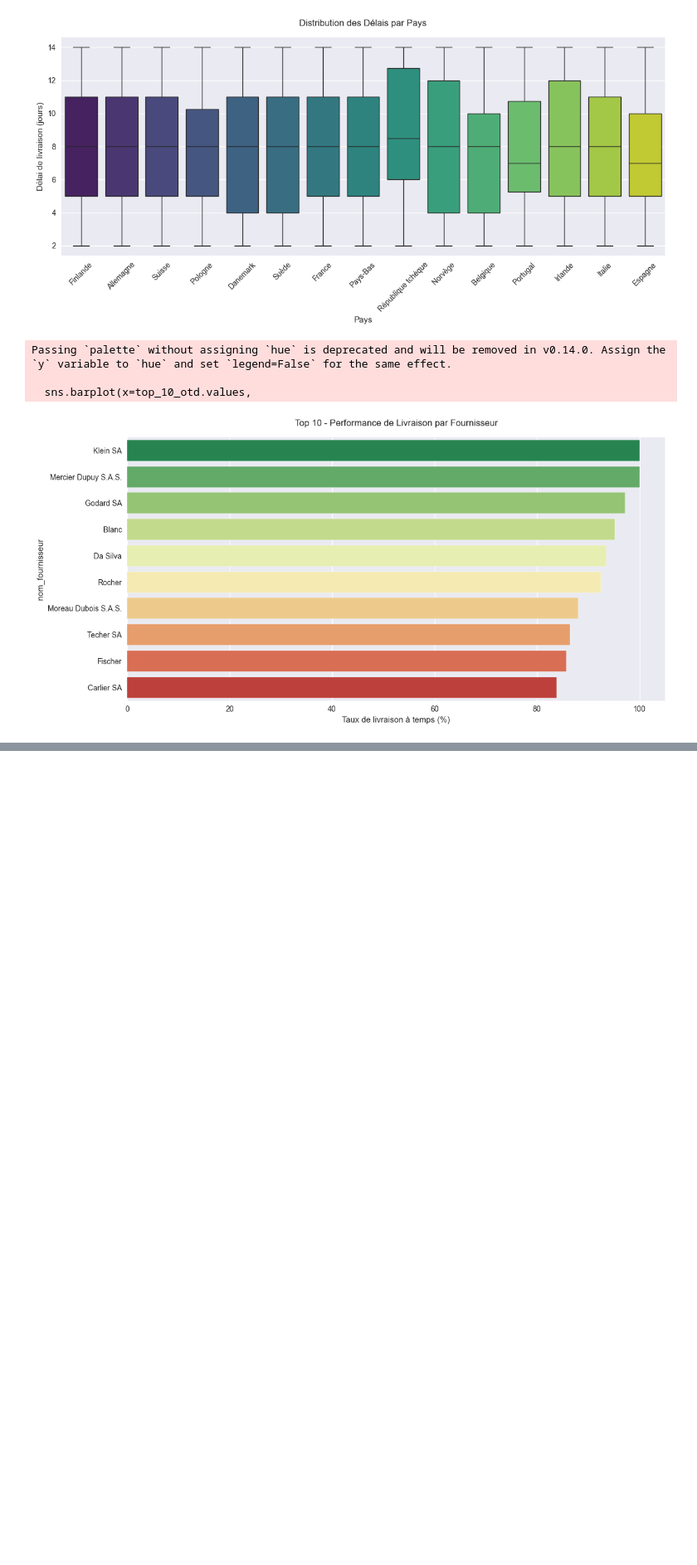
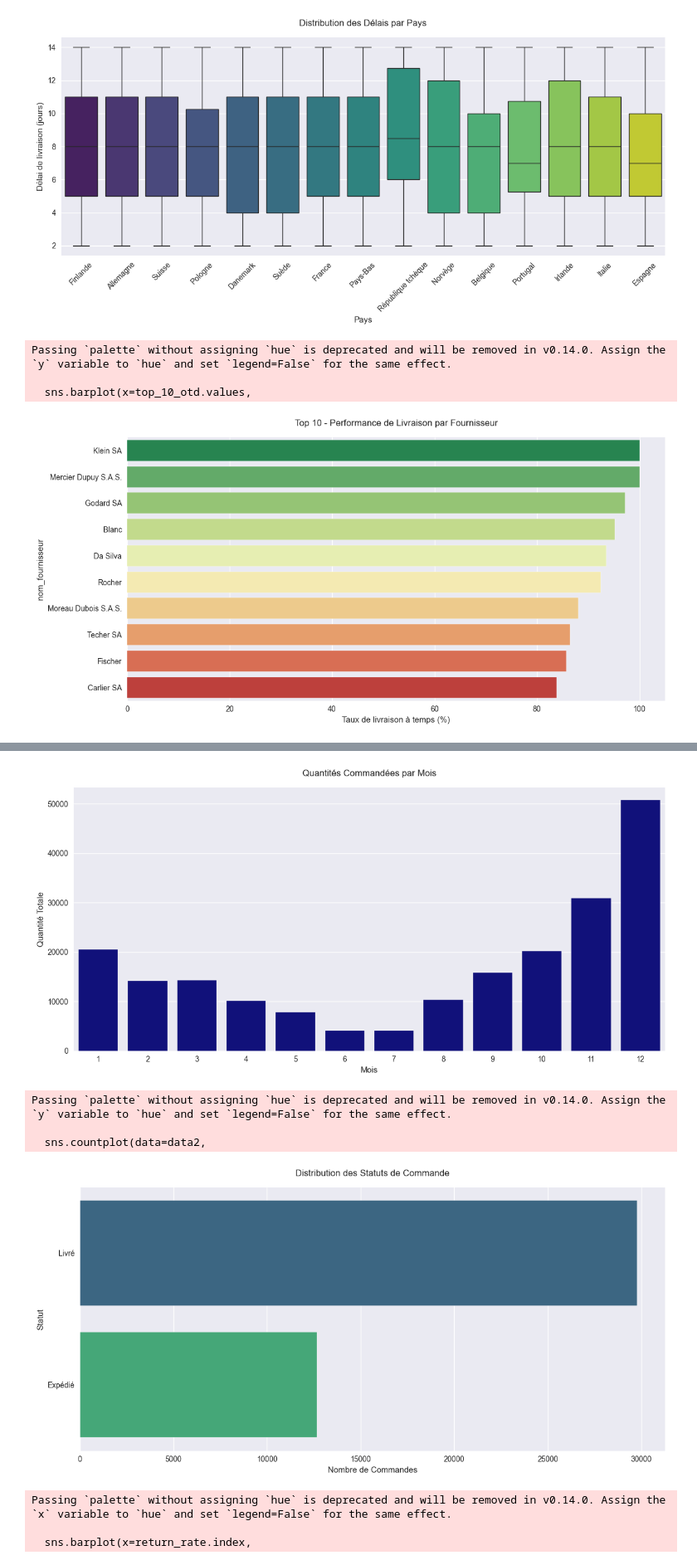
Before and after one commit to YoannAbriel2/ProjectSPE1, a Jupyter notebook: main_dashboard.ipynb, the cells around one changed output, grey strips where cells are left out. Shown: that part at 83% size. Saved outputs shown, nothing was run; the diff lists cells and outputs as text; code cells hidden in the pictures; blank space fills up the shorter version.

```diff
--- a/main_dashboard.ipynb
+++ b/main_dashboard.ipynb
@@ -189,0 +194,3 @@ Passing `palette` without assigning `hue` is deprecated and will be removed in v
+# %%
+data2 = pd.read_csv('Features/Export_fe_data/commandes_merged_features.csv', sep=",")
+data2.head()
@@ -189,0 +204,69 @@ Passing `palette` without assigning `hue` is deprecated and will be removed in v
+# %%
+def create_order_visualizations(data2):
+    plt.style.use('seaborn-v0_8')
+
+    # 1. Quantités commandées par mois
+    plt.figure(figsize=(12, 6))
+    monthly_orders = data2.groupby('order_month')['quantité'].sum().reset_index()
+    sns.barplot(data=monthly_orders,
+                x='order_month',
+                y='quantité',
+                color='darkblue')
+    plt.title('Quantités Commandées par Mois', pad=15)
+    plt.xlabel('Mois')
+    plt.ylabel('Quantité Totale')
+    plt.tight_layout()
+    plt.show()
+
+
+
+    # 3. Statut des commandes
+    plt.figure(figsize=(12, 6))
+    sns.countplot(data=data2,
+                  y='statut',
+                  palette='viridis')
+    plt.title('Distribution des Statuts de Commande', pad=15)
+    plt.xlabel('Nombre de Commandes')
+    plt.ylabel('Statut')
+    plt.tight_layout()
+    plt.show()
+
+    # 4. Taux de retour par entrepôt
+    plt.figure(figsize=(12, 6))
+    return_rate = data2.groupby('entrepôt')['return_flag'].mean() * 100
+    sns.barplot(x=return_rate.index,
+                y=return_rate.values,
+                palette='RdYlGn_r')
+    plt.title('Taux de Retour par Entrepôt (%)', pad=15)
+    plt.xlabel('Entrepôt')
+    plt.ylabel('Taux de Retour (%)')
+    plt.xticks(rotation=45)
+    plt.tight_layout()
+    plt.show()
+
+# Statistiques supplémentaires
+def display_order_stats(data2):
+    stats = {
+        'Commandes par entrepôt': data2.groupby('entrepôt')['id_commande'].count(),
+        'Quantité moyenne par commande': data2.groupby('entrepôt')['quantité'].mean(),
+        'Taux de retour global': f"{(data2['return_flag'].mean() * 100):.2f}%",
+        'Top 3 mois les plus actifs': data2.groupby('order_month')['quantité'].sum().nlargest(3)
+    }
+    return stats
+
+# Exécution
+create_order_visualizations(data2)
+stats = display_order_stats(data2)
+print("\nStatistiques des commandes:")
+for name, stat in stats.items():
+    print(f"\n{name}:")
+    print(stat)
+# %% [output]
+[figure, added]
+Passing `palette` without assigning `hue` is deprecated and will be removed in v0.14.0. Assign the `y` variable to `hue` and set `legend=False` for the same effect.
+
+  sns.countplot(data=data2,
+[figure, added]
+Passing `palette` without assigning `hue` is deprecated and will be removed in v0.14.0. Assign the `x` variable to `hue` and set `legend=False` for the same effect.
+
+  sns.barplot(x=return_rate.index,
```
Also changed, not shown: parts of 8 cells of this notebook.
